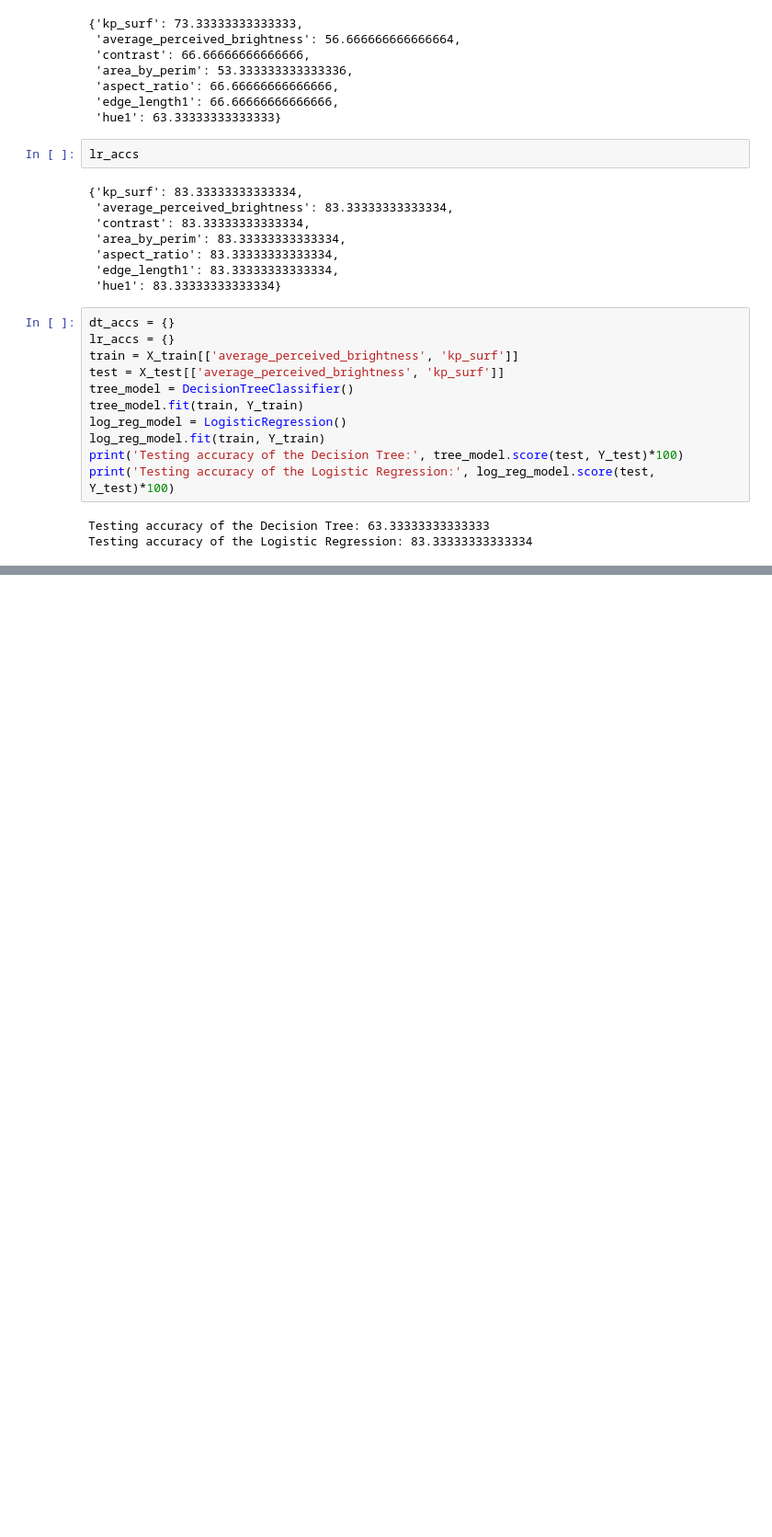
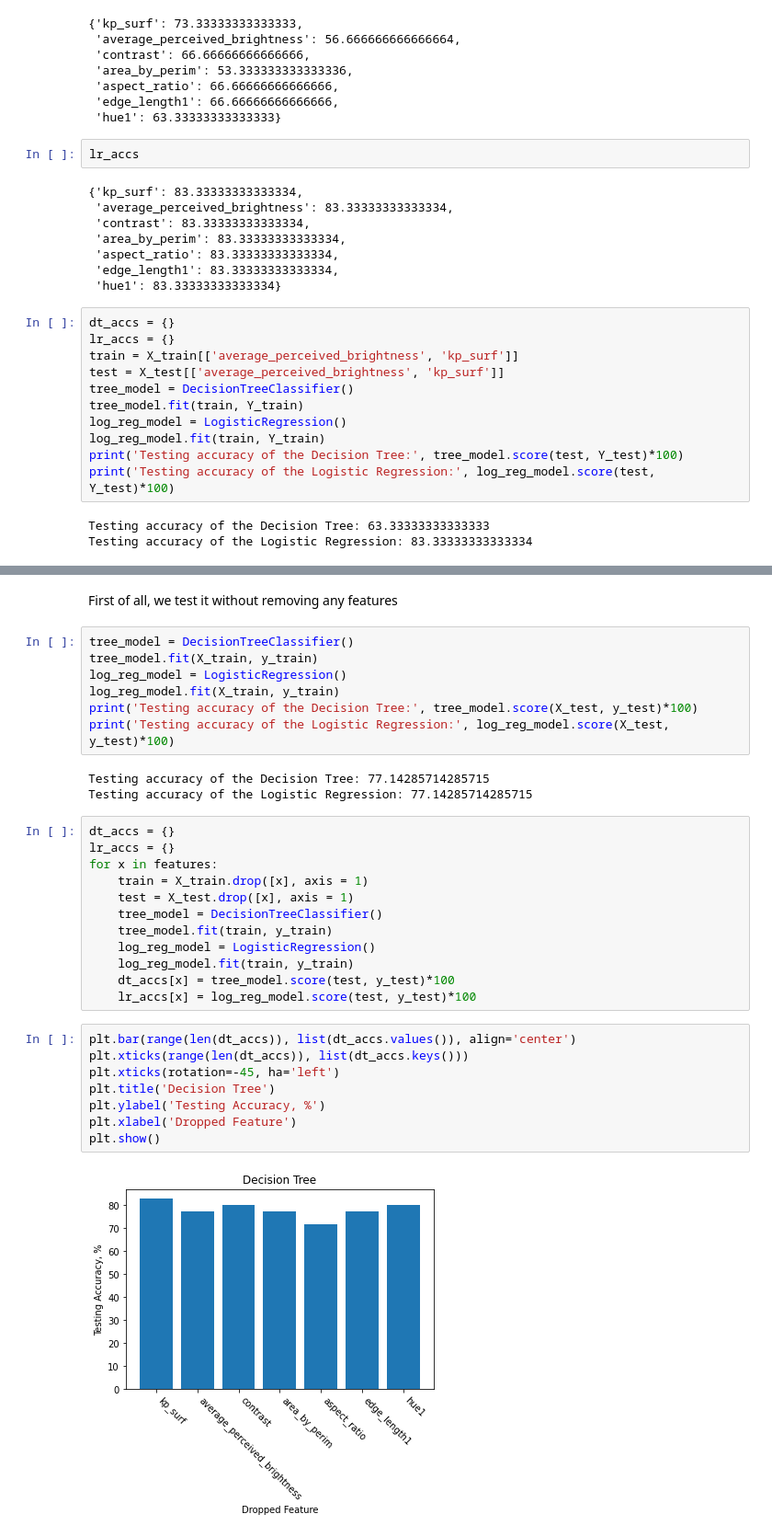
Before and after one commit to VladislavYarovenko/image_processing, a Jupyter notebook: Feature Testing.ipynb, the cells around one changed output, grey strips where cells are left out. Shown at 92% size. Saved outputs shown, nothing was run; the diff lists cells and outputs as text; blank space fills up the shorter version.

```diff
--- a/Feature Testing.ipynb
+++ b/Feature Testing.ipynb
@@ -190,0 +197,34 @@ print(log_reg_model.score(test, Y_test)*100)
+# %% [markdown]
+First of all, we test it without removing any features
+# %%
+tree_model = DecisionTreeClassifier()
+tree_model.fit(X_train, y_train)
+log_reg_model = LogisticRegression()
+log_reg_model.fit(X_train, y_train)
+print('Testing accuracy of the Decision Tree:', tree_model.score(X_test, y_test)*100)
+print('Testing accuracy of the Logistic Regression:', log_reg_model.score(X_test, y_test)*100)
+# %% [output]
+Testing accuracy of the Decision Tree: 77.14285714285715
+Testing accuracy of the Logistic Regression: 77.14285714285715
+# %%
+dt_accs = {}
+lr_accs = {}
+for x in features:
+    train = X_train.drop([x], axis = 1)
+    test = X_test.drop([x], axis = 1)
+    tree_model = DecisionTreeClassifier()
+    tree_model.fit(train, y_train)
+    log_reg_model = LogisticRegression()
+    log_reg_model.fit(train, y_train)
+    dt_accs[x] = tree_model.score(test, y_test)*100
+    lr_accs[x] = log_reg_model.score(test, y_test)*100
+# %%
+plt.bar(range(len(dt_accs)), list(dt_accs.values()), align='center')
+plt.xticks(range(len(dt_accs)), list(dt_accs.keys()))
+plt.xticks(rotation=-45, ha='left')
+plt.title('Decision Tree')
+plt.ylabel('Testing Accuracy, %')
+plt.xlabel('Dropped Feature')
+plt.show()
+# %% [output]
+[figure, added]
```
Also changed, not shown: parts of 18 cells of this notebook.
